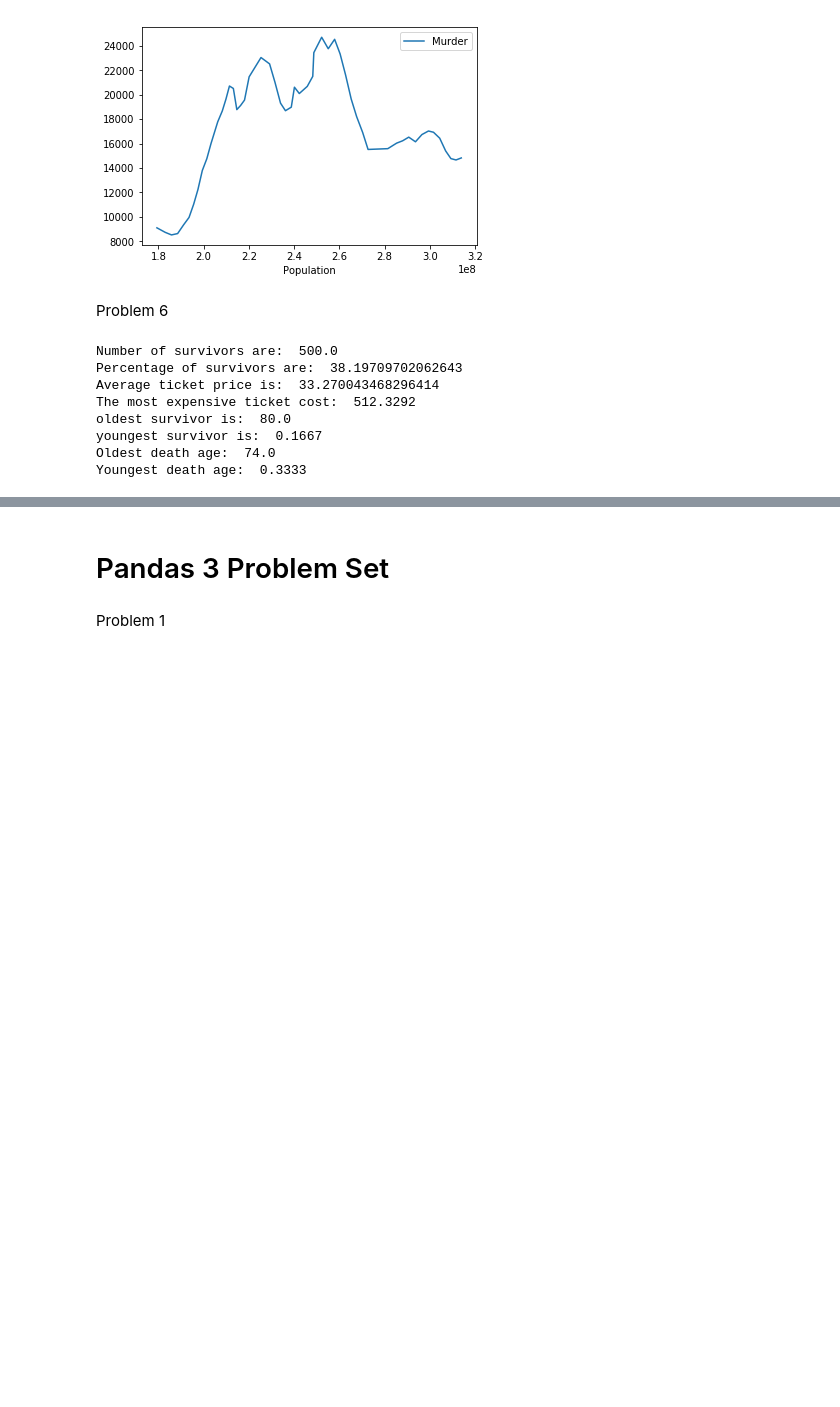
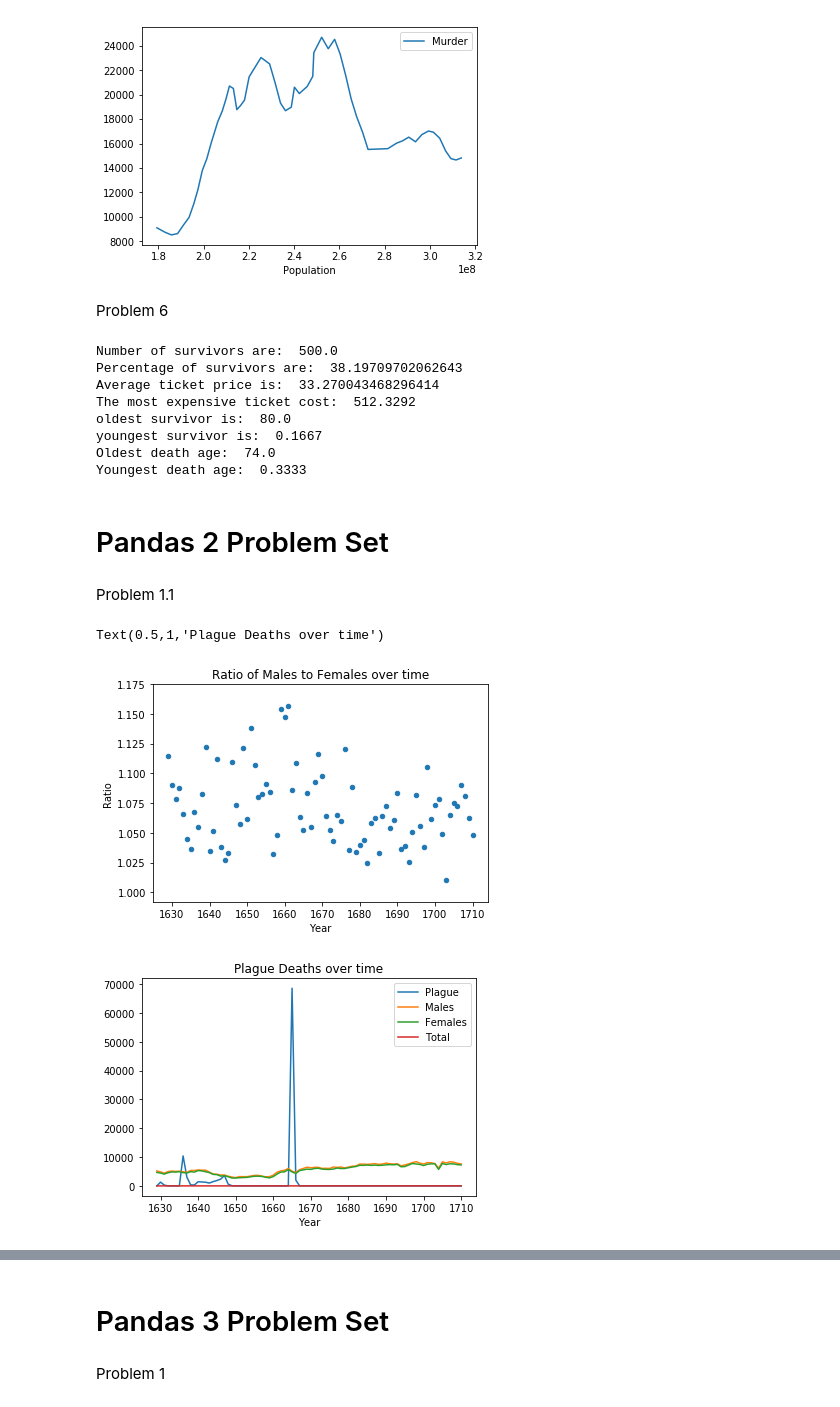
Before and after one commit to keshavchoudhary87/BootCamp2018, a Jupyter notebook: ProbSets/Comp/ProbSet2/ProbSet2.ipynb, the cells around one changed output, grey strips where cells are left out. Saved outputs shown, nothing was run; the diff lists cells and outputs as text; code cells hidden in the pictures; blank space fills up the shorter version.

```diff
--- a/ProbSets/Comp/ProbSet2/ProbSet2.ipynb
+++ b/ProbSets/Comp/ProbSet2/ProbSet2.ipynb
@@ -385,3 +390,22 @@ oldest survivor is:  80.0
 youngest survivor is:  0.1667
 Oldest death age:  74.0
 Youngest death age:  0.3333
+# %% [markdown]
+# Pandas 2 Problem Set
+# %% [markdown]
+Problem 1.1
+# %%
+import pandas as pd
+from matplotlib import pyplot as plt
+from pydataset import data
+import numpy as np
+
+data=data('Arbuthnot')
+data.plot(kind="scatter",x='Year', y='Ratio')
+plt.title('Ratio of Males to Females over time')
+data.plot(kind='line', x='Year', y=['Plague', 'Males', 'Females', 'Total'])
+plt.title('Plague Deaths over time')
+# %% [output]
+Text(0.5,1,'Plague Deaths over time')
+[figure, added]
+[figure, added]
```
Also changed, not shown: parts of 14 cells of this notebook.
